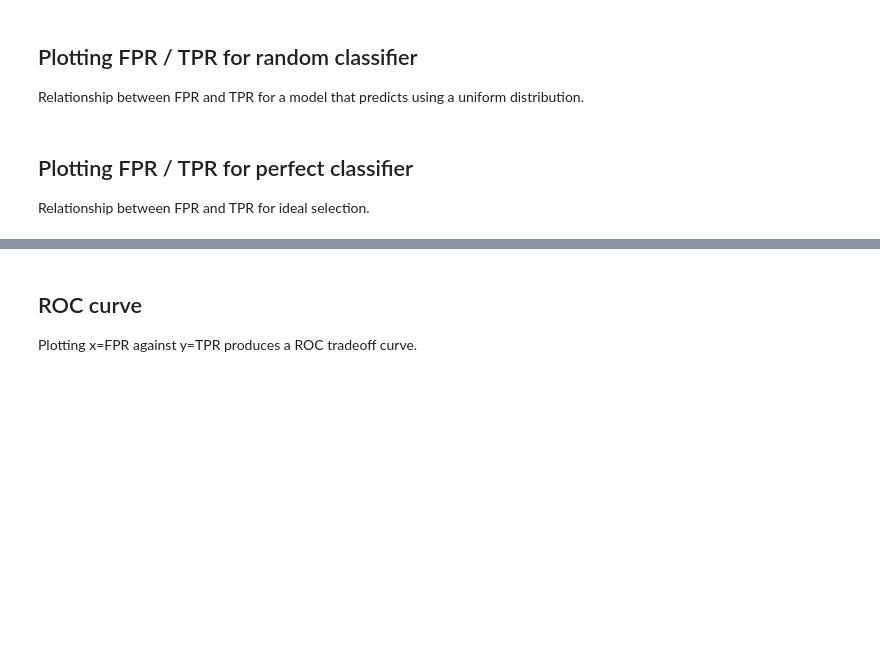
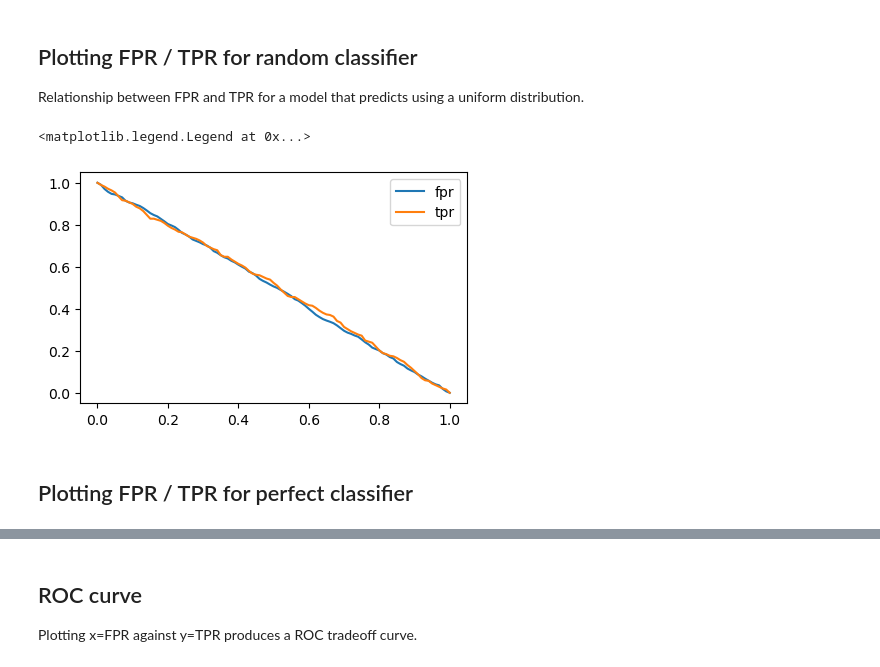
Before and after one commit to piotrswiecik/mlzoomcamp, a Jupyter notebook: various/evaluation_clean.ipynb, the cells around one changed output, grey strips where cells are left out. Saved outputs shown, nothing was run; the diff lists cells and outputs as text; code cells hidden in the pictures; blank space fills up the shorter version.

```diff
--- a/various/evaluation_clean.ipynb
+++ b/various/evaluation_clean.ipynb
@@ -288,7 +288,38 @@ plt.legend()
 ## Plotting FPR / TPR for random classifier
 
 Relationship between FPR and TPR for a model that predicts using a uniform distribution.
+# %%
+# random classifier generates len(y_val) random numbers from uniform distribution
+
+np.random.seed(1)
+y_rand = np.random.uniform(0, 1, len(y_val))
+
+# calculate fpr, tpr for random classifier
+
+scores = []
+
+for t in thresholds:
+    y_decision = y_rand >= t
+    tp = (y_val == 1) & (y_decision == 1)
+    fp = (y_val == 0) & (y_decision == 1)
+    fn = (y_val == 1) & (y_decision == 0)
+    tn = (y_val == 0) & (y_decision == 0)
+    scores.append((t, tp.sum(), fp.sum(), fn.sum(), tn.sum()))
+
+# convert into dataframe for convenience
+
+columns = ["threshold", "tp", "fp", "fn", "tn"]
+rand_df_scores = pd.DataFrame(scores, columns=columns)
+
+rand_df_scores["fpr"] = (rand_df_scores.fp / (rand_df_scores.fp + rand_df_scores.tn).round(4))
+rand_df_scores["tpr"] = (rand_df_scores.tp / (rand_df_scores.tp + rand_df_scores.fn)).round(4)
+
+plt.subplots(figsize=(5, 3))
+plt.plot(rand_df_scores.threshold, rand_df_scores.fpr, label="fpr")
+plt.plot(rand_df_scores.threshold, rand_df_scores.tpr, label="tpr")
+plt.legend()
+# %% [output]
+<matplotlib.legend.Legend at 0x...>
+[figure, added]
 # %% [markdown]
 ## Plotting FPR / TPR for perfect classifier
-
-Relationship between FPR and TPR for ideal selection.
```
Also changed, not shown: parts of 24 cells of this notebook.
